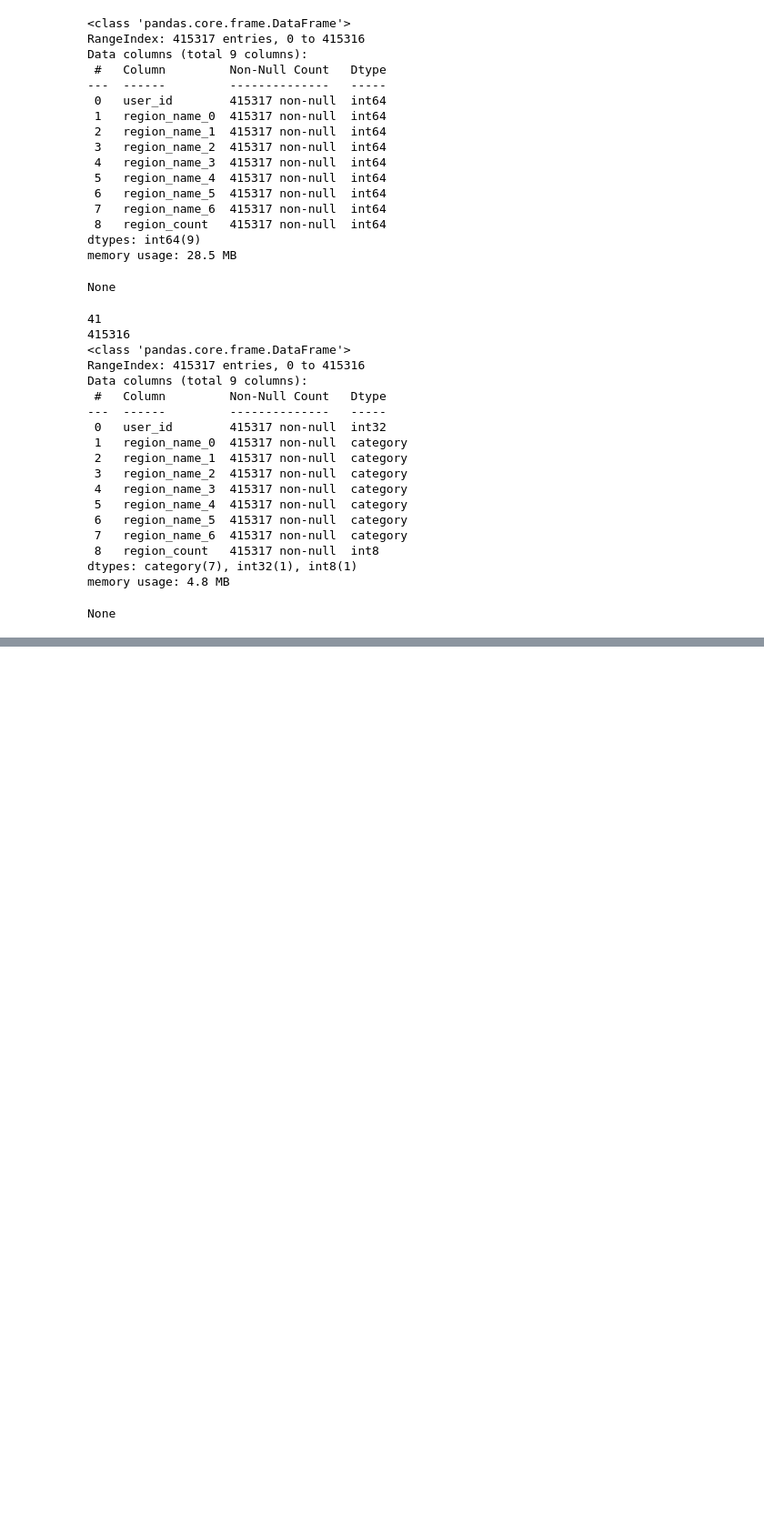
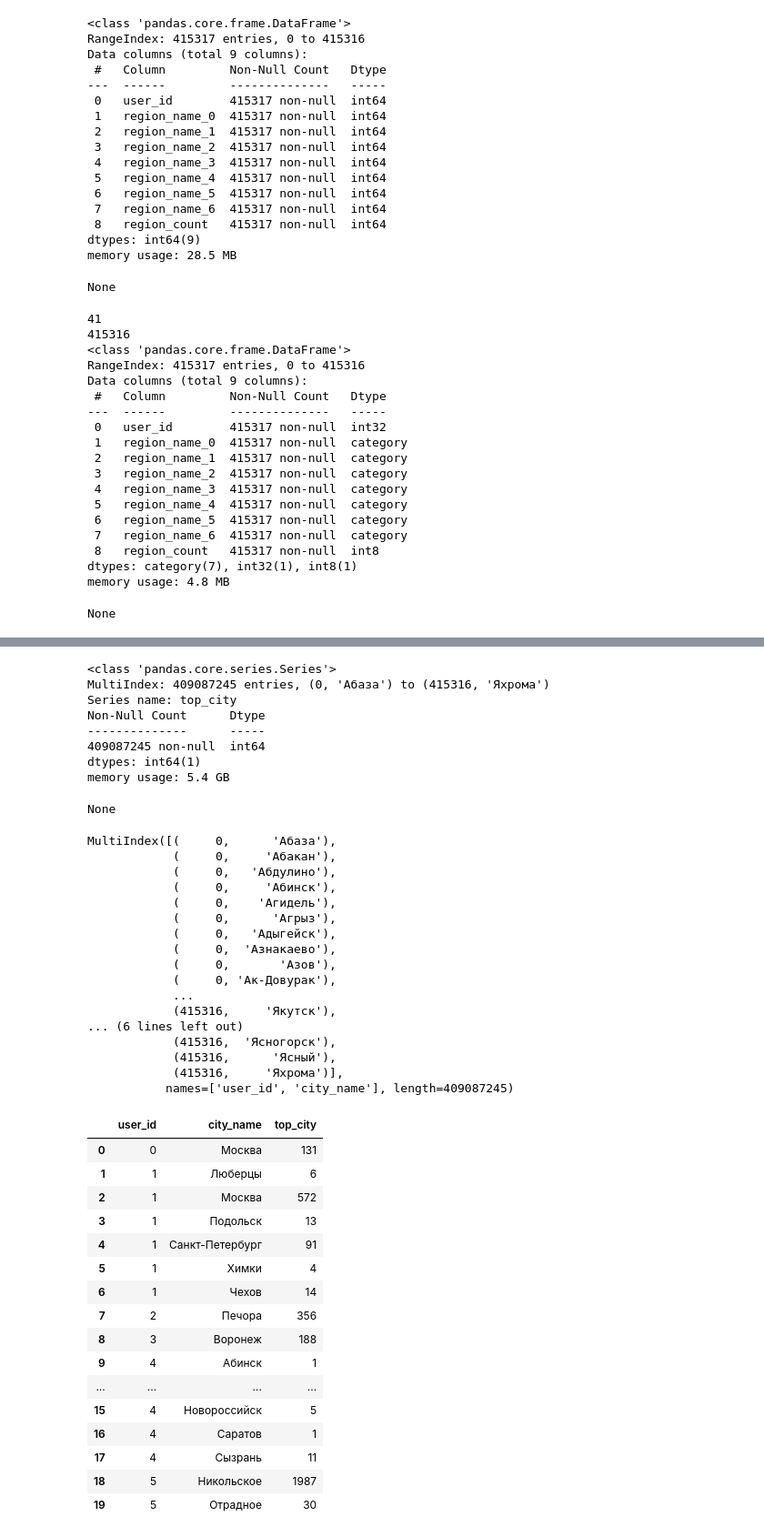
Before and after one commit to koshkidadanet/MTS-ML-CUP, a Jupyter notebook: feature_eng.ipynb, the cells around one changed output, grey strips where cells are left out. Shown at 91% size. Cells and saved outputs as stored; diff of their text form; code cells hidden in the pictures; blank space fills up the shorter version.

```diff
--- a/feature_eng.ipynb
+++ b/feature_eng.ipynb
@@ -179,0 +198,61 @@ df.to_parquet('..\\full_data\\figma_plan\\region.parquet', index=False)
+# %%
+df = data.groupby(['user_id', 'city_name'])['city_name'].count()
+df.name = 'top_city'
+
+display(df.info())
+print(df.index)
+
+df = df[df != 0].reset_index()
+display(df.head(20))
+
+city_count = df.groupby('user_id', group_keys=False)['city_name'].count()
+
+df = df.sort_values(by='top_city', ascending=False).drop_duplicates(subset='user_id', keep='first', ignore_index=True)
+df = df.drop('top_city', axis=1)
+
+df = df.sort_values(by='user_id').reset_index(drop=True)
+df['city_count'] = city_count
+# %% [output]
+<class 'pandas.core.series.Series'>
+MultiIndex: 409087245 entries, (0, 'Абаза') to (415316, 'Яхрома')
+Series name: top_city
+Non-Null Count      Dtype
+--------------      -----
+409087245 non-null  int64
+dtypes: int64(1)
+memory usage: 5.4 GB
+None
+MultiIndex([(     0,      'Абаза'),
+            (     0,     'Абакан'),
+            (     0,   'Абдулино'),
+            (     0,     'Абинск'),
+            (     0,    'Агидель'),
+            (     0,      'Агрыз'),
+            (     0,   'Адыгейск'),
+            (     0,  'Азнакаево'),
+            (     0,       'Азов'),
+            (     0, 'Ак-Довурак'),
+            ...
+            (415316,     'Якутск'),
+... (6 lines left out)
+            (415316,  'Ясногорск'),
+            (415316,      'Ясный'),
+            (415316,     'Яхрома')],
+           names=['user_id', 'city_name'], length=409087245)
+|  | user_id | city_name | top_city |
+| 0 | 0 | Москва | 131 |
+| 1 | 1 | Люберцы | 6 |
+| 2 | 1 | Москва | 572 |
+| 3 | 1 | Подольск | 13 |
+| 4 | 1 | Санкт-Петербург | 91 |
+| 5 | 1 | Химки | 4 |
+| 6 | 1 | Чехов | 14 |
+| 7 | 2 | Печора | 356 |
+| 8 | 3 | Воронеж | 188 |
+| 9 | 4 | Абинск | 1 |
+| ... | ... | ... | ... |
+| 15 | 4 | Новороссийск | 5 |
+| 16 | 4 | Саратов | 1 |
+| 17 | 4 | Сызрань | 11 |
+| 18 | 5 | Никольское | 1987 |
+| 19 | 5 | Отрадное | 30 |
```
Also changed, not shown: parts of 24 cells of this notebook.
